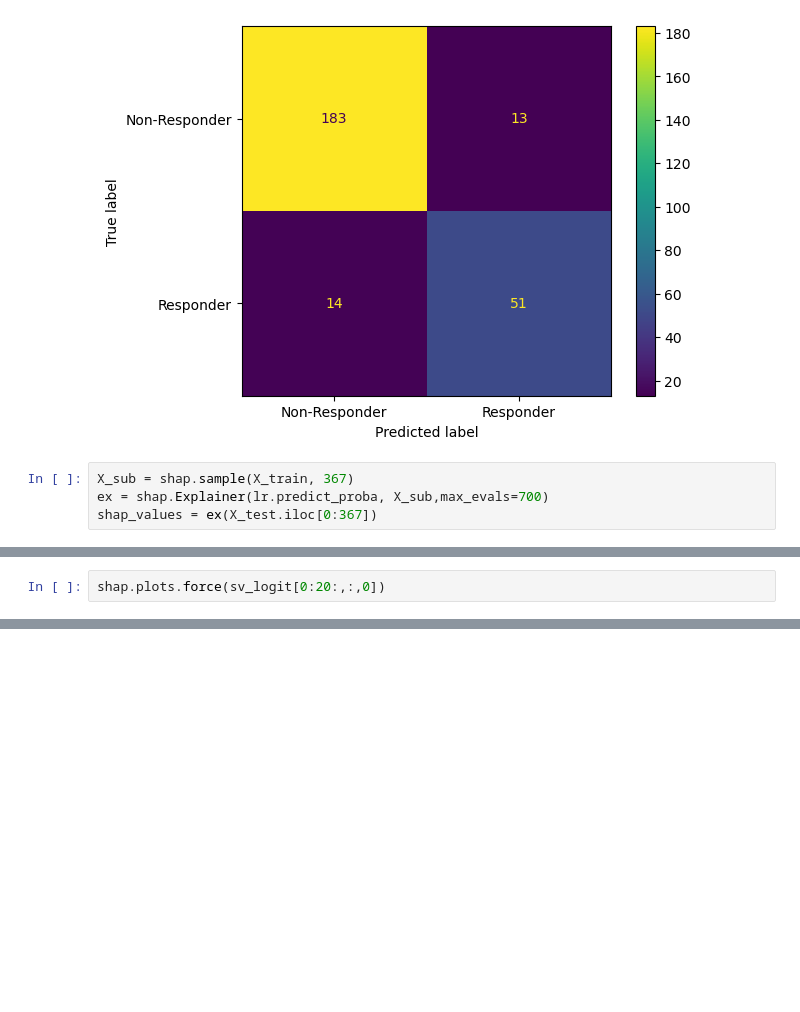
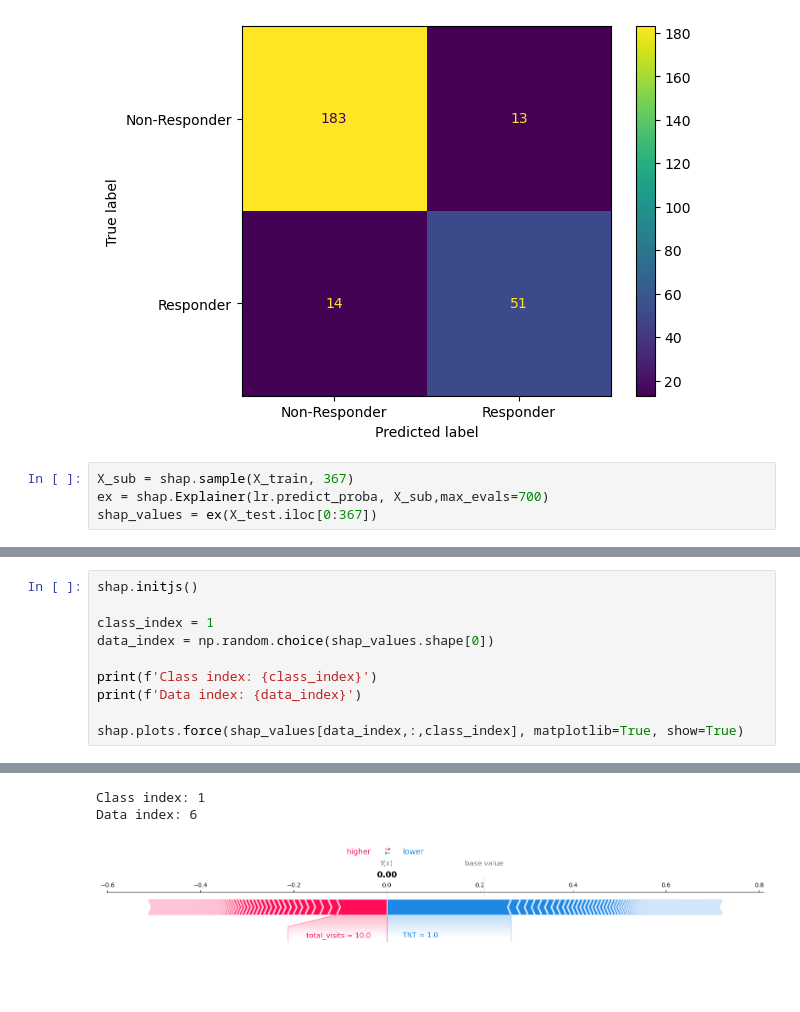
Before and after one commit to DanHerman212/oud_treatment_outcome, a Jupyter notebook: notebooks/5_sklearn_logistic_regression.ipynb, the cells around one changed output, grey strips where cells are left out. Drawn from its saved outputs; the diff is of its cells as text; blank space fills up the shorter version.

```diff
--- a/notebooks/5_sklearn_logistic_regression.ipynb
+++ b/notebooks/5_sklearn_logistic_regression.ipynb
@@ -99,2 +111,11 @@ shap.plots.beeswarm(shap_values[:,:,class_index])
-# %%
-shap.plots.force(sv_logit[0:20:,:,0])
+# %%
+shap.initjs()
+
+class_index = 1
+data_index = np.random.choice(shap_values.shape[0])
+
+print(f'Class index: {class_index}')
+print(f'Data index: {data_index}')
+
+shap.plots.force(shap_values[data_index,:,class_index], matplotlib=True, show=True)
+# %% [output]
@@ -101 +123,4 @@ shap.plots.force(sv_logit[0:20:,:,0])
+Class index: 1
+Data index: 6
+[figure, added]
 # %%
```
Also changed, not shown: parts of 8 cells of this notebook.
